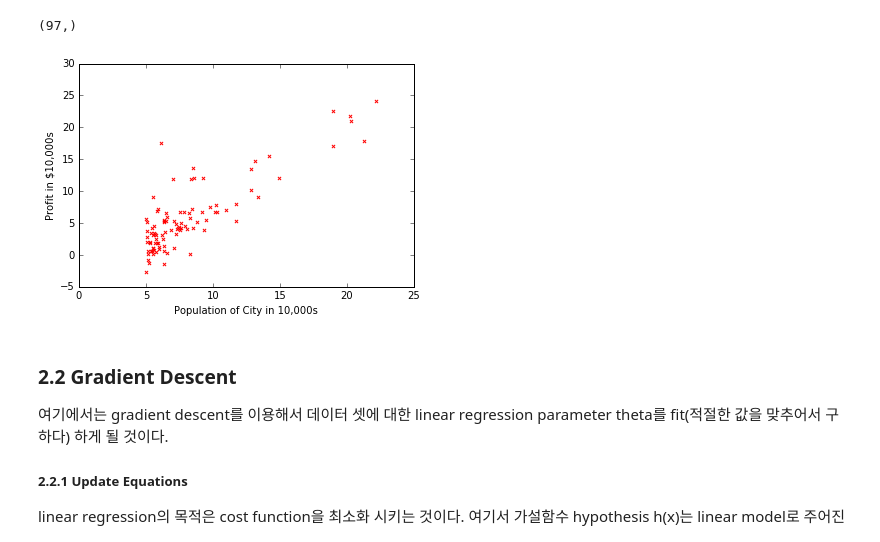
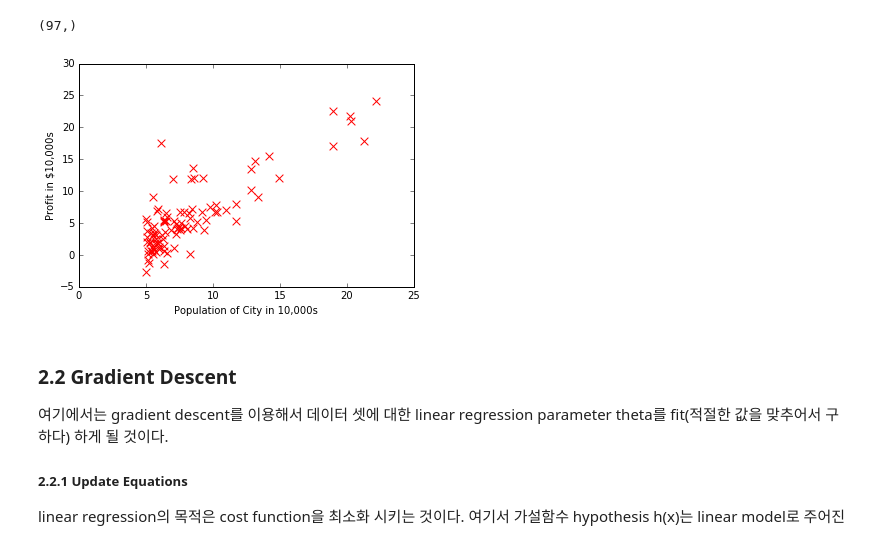
Before and after one commit to slang1998/coursera_machine_learning_python, a Jupyter notebook: ex1_python/ex1_python.ipynb, the cells around one changed output. Cells and saved outputs as stored; diff of their text form; code cells hidden in the pictures.

```diff
--- a/ex1_python/ex1_python.ipynb
+++ b/ex1_python/ex1_python.ipynb
@@ -74,13 +74,13 @@ print(X.shape)
 # %%
 # 그래프를 그린다.
 # XXX: scatter(): 산점도를 그린다.
 # c: 색상, s: 사이즈, marker: 표시모양
-plt.scatter(X, y, marker='x', c='r', s=10)
+plt.scatter(X, y, marker='x', c='r', s=60)
 plt.ylabel('Profit in $10,000s')
 plt.xlabel('Population of City in 10,000s')
 plt.show()
 # %% [output]
-[figure, old version]
+[figure, new version]
 # %% [markdown]
 ### 2.2 Gradient Descent
 
```
Also changed, not shown: parts of 1 cell of this notebook, 2 other files.
